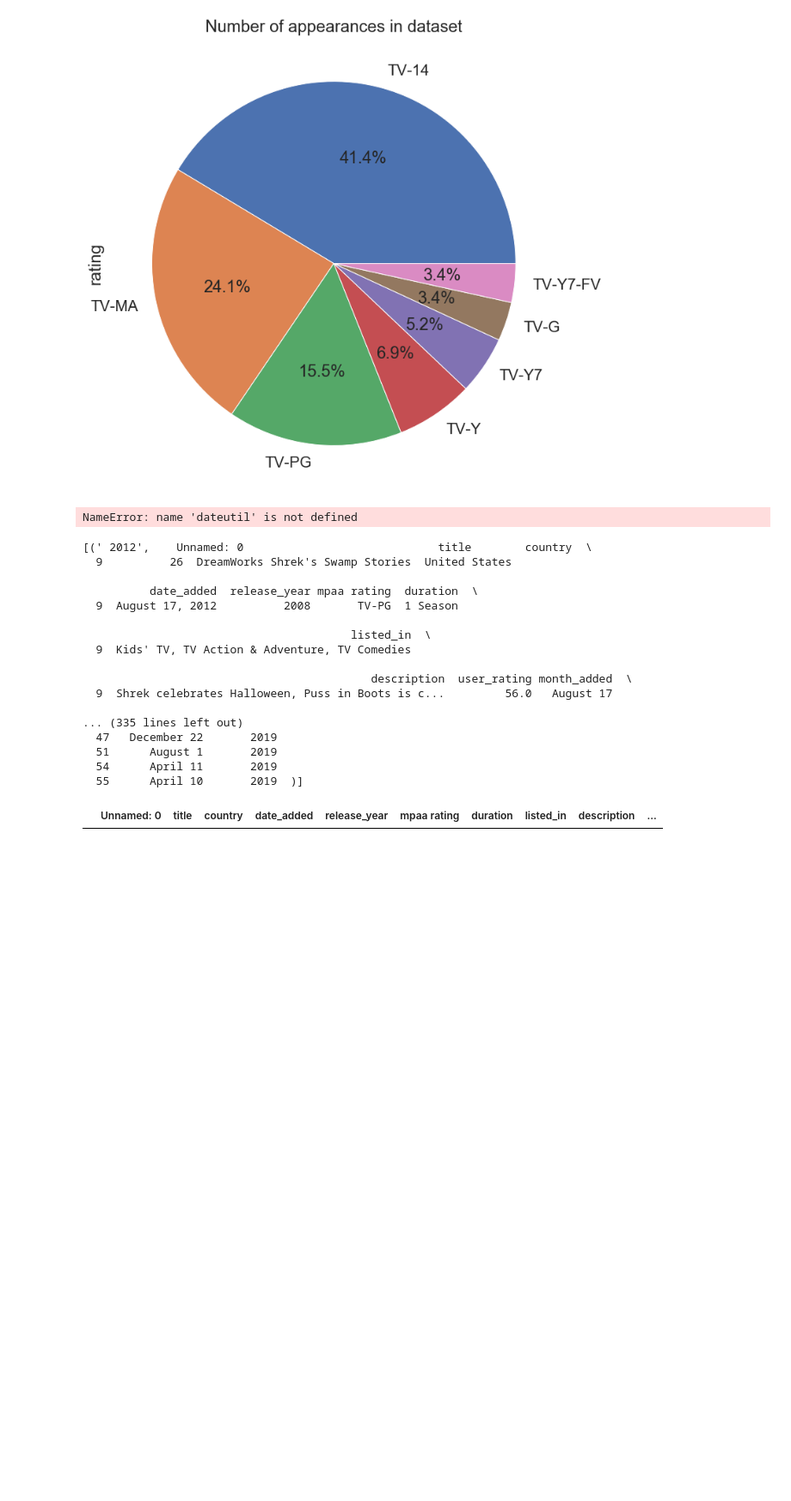
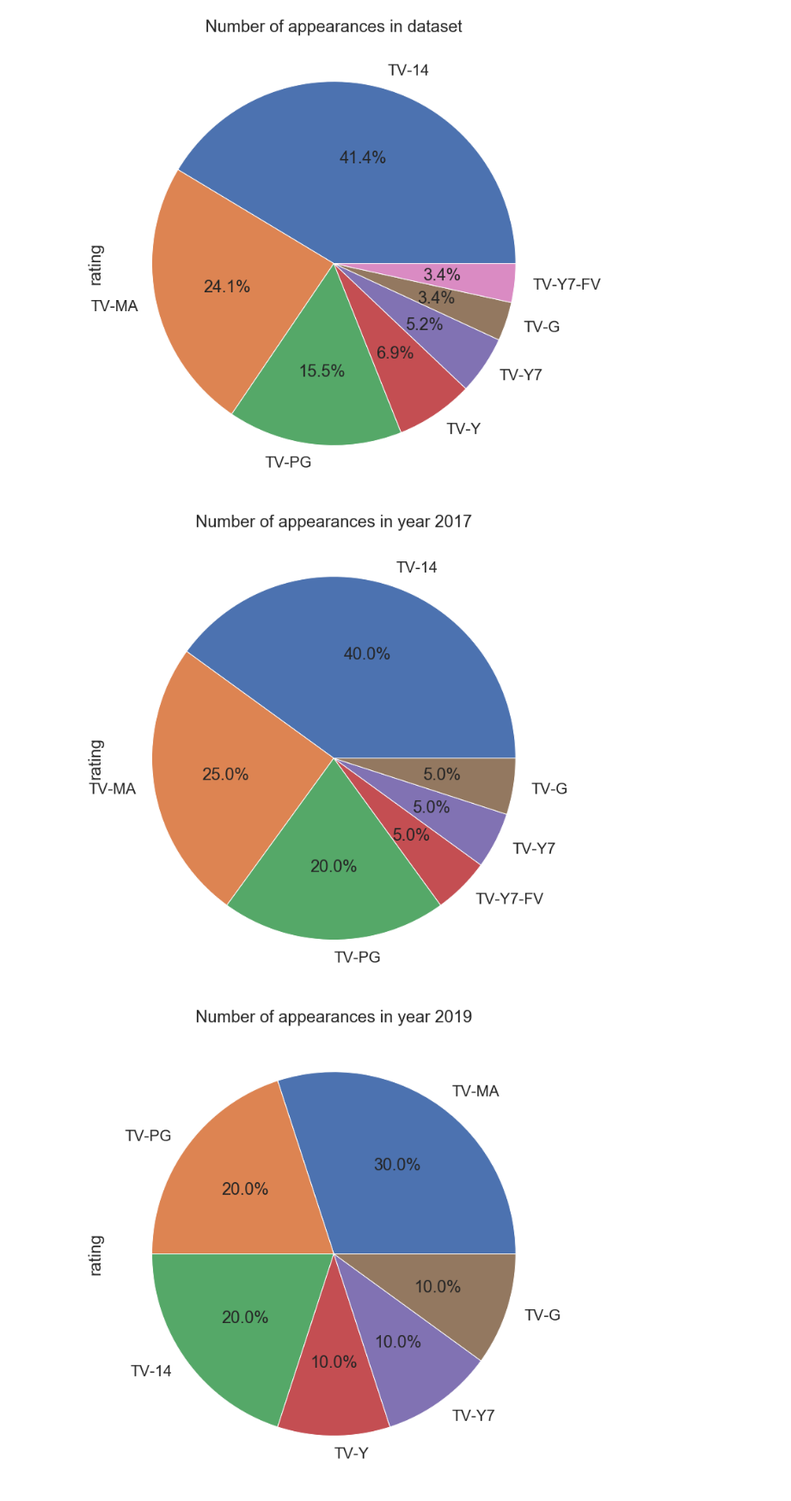
Before and after one commit to AmeerYHassan/Video-Streaming-Analysis, a Jupyter notebook: Graphs/Vaish_code.ipynb, the cells around one changed output. Shown at 86% size. Saved outputs shown, nothing was run; the diff lists cells and outputs as text; code cells hidden in the pictures; blank space fills up the shorter version.

```diff
--- a/Graphs/Vaish_code.ipynb
+++ b/Graphs/Vaish_code.ipynb
@@ -74,13 +55,4 @@ plt.title('Number of appearances in dataset')
 plt.show()
 # %% [output]
 [figure]
-# %%
-df1 = df
-df1["year_added"] = df["year_added"].apply(lambda x: dateutil.parser.parse(x))
-year = df["year_added"].dt.to_period("Y")
-agg = df.groupby([year])
-for group in agg:
-    print(group)
-# %% [output]
-NameError: name 'dateutil' is not defined
 # %%
@@ -88,20 +59,0 @@ df_by_year = df.groupby('year_added')
-# %%
-list(df.groupby('year_added'))
-# %% [output]
-[(' 2012',    Unnamed: 0                             title        country  \
-  9          26  DreamWorks Shrek's Swamp Stories  United States
-
-          date_added  release_year mpaa rating  duration  \
-  9  August 17, 2012          2008       TV-PG  1 Season
-
-                                        listed_in  \
-  9  Kids' TV, TV Action & Adventure, TV Comedies
-
-                                           description  user_rating month_added  \
-  9  Shrek celebrates Halloween, Puss in Boots is c...         56.0   August 17
-
-... (335 lines left out)
-  47   December 22       2019
-  51      August 1       2019
-  54      April 11       2019
-  55      April 10       2019  )]
@@ -110,4 +60,22 @@ year1 = df.loc[df['year_added'] == 2017]
-# %%
-year1
-# %% [output]
-|  | Unnamed: 0 | title | country | date_added | release_year | mpaa rating | duration | listed_in | description | ... |
+# %%
+df1 = df.loc[df['year_added']==2017]
+df2 = df.loc[df['year_added']==2019]
+df3 = df.loc[df['year_added']==2016]
+df4 = df.loc[df['year_added']==2018]
+df5 = df.loc[df['year_added']==2015]
+df6 = df.loc[df['year_added']==2014]
+df7 = df.loc[df['year_added']==2013]
+df8 = df.loc[df['year_added']==2012]
+# %%
+plt.figure(figsize=(12,12))
+df1.rating.value_counts().plot(kind='pie',autopct='%1.1f%%')
+plt.title('Number of appearances in year 2017')
+plt.show()
+
+plt.figure(figsize=(12,12))
+df2.rating.value_counts().plot(kind='pie',autopct='%1.1f%%')
+plt.title('Number of appearances in year 2019')
+plt.show()
+# %% [output]
+[figure, added]
+[figure, added]
```
Also changed, not shown: parts of 10 cells of this notebook.
